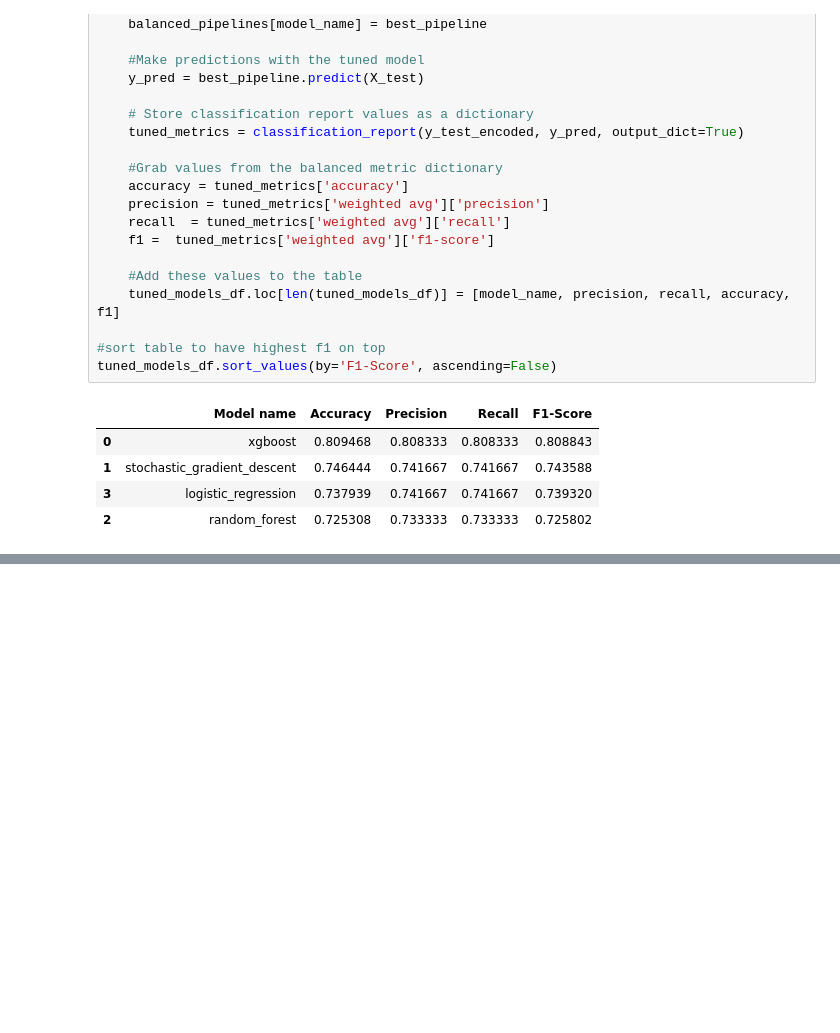
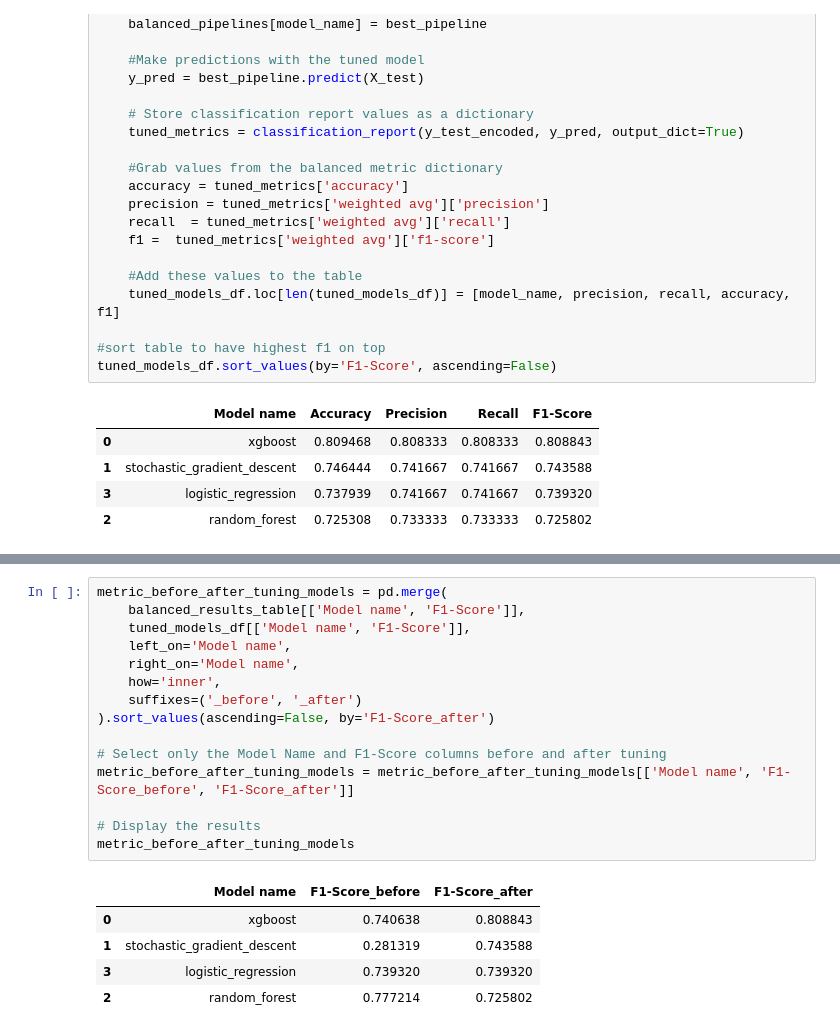
Before and after one commit to valiantezabuku/Building-Machine-Learning-API-s-with-FastAPI-Collabo, a Jupyter notebook: Notebooks/API.ipynb, the cells around one changed output, grey strips where cells are left out. Cells and saved outputs as stored; diff of their text form; blank space fills up the shorter version.

```diff
--- a/Notebooks/API.ipynb
+++ b/Notebooks/API.ipynb
@@ -629,0 +810,21 @@ tuned_models_df.sort_values(by='F1-Score', ascending=False)
+# %%
+metric_before_after_tuning_models = pd.merge(
+    balanced_results_table[['Model name', 'F1-Score']],
+    tuned_models_df[['Model name', 'F1-Score']],
+    left_on='Model name',
+    right_on='Model name',
+    how='inner',
+    suffixes=('_before', '_after')
+).sort_values(ascending=False, by='F1-Score_after')
+
+# Select only the Model Name and F1-Score columns before and after tuning
+metric_before_after_tuning_models = metric_before_after_tuning_models[['Model name', 'F1-Score_before', 'F1-Score_after']]
+
+# Display the results
+metric_before_after_tuning_models
+# %% [output]
+|  | Model name | F1-Score_before | F1-Score_after |
+| 0 | xgboost | 0.740638 | 0.808843 |
+| 1 | stochastic_gradient_descent | 0.281319 | 0.743588 |
+| 3 | logistic_regression | 0.739320 | 0.739320 |
+| 2 | random_forest | 0.777214 | 0.725802 |
```
Also changed, not shown: parts of 30 cells of this notebook, 2 other files.
